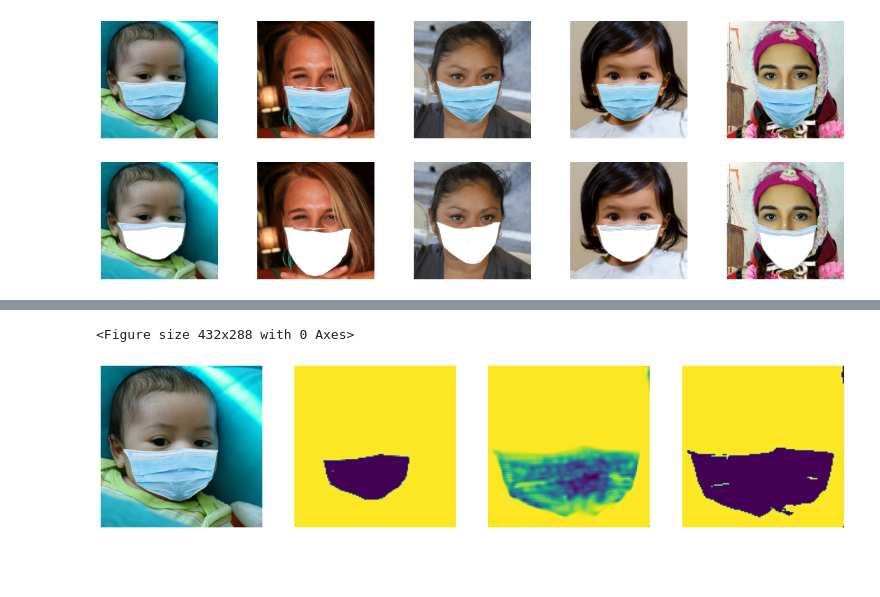
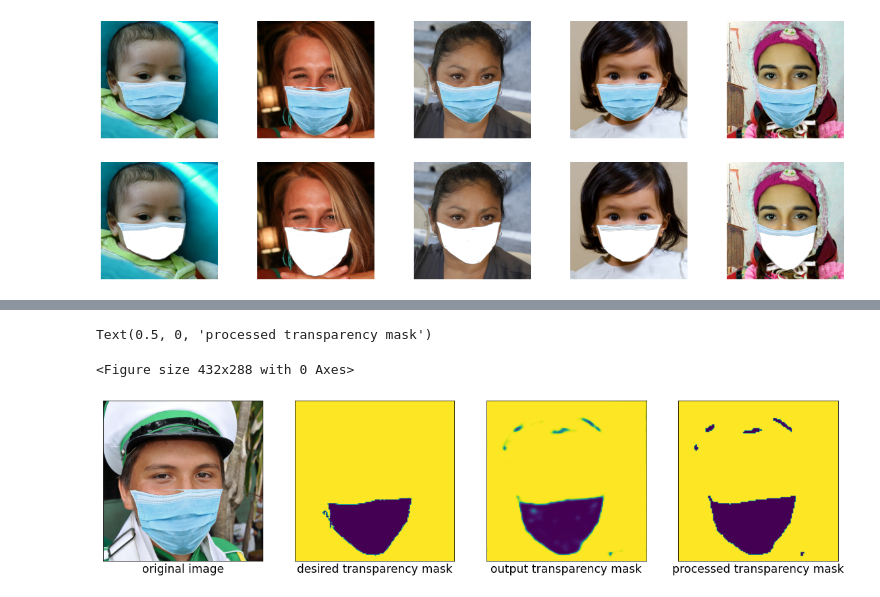
Before and after one commit to alexajm/gan-facemask-design, a Jupyter notebook: code/projector_training.ipynb, the cells around one changed output, grey strips where cells are left out. Cells and saved outputs as stored; diff of their text form; code cells hidden in the pictures; blank space fills up the shorter version.

Commit message:
Trained projector
Trained projector to masked images as input and return a transparency mask corresponding to the facemask as output.

```diff
--- a/code/projector_training.ipynb
+++ b/code/projector_training.ipynb
@@ -31,6 +34,7 @@ fig.set_figheight(7)
 mtcnn = MTCNN(image_size=img_size)
 face_id = 0
 skipped = 0
+idx_to_face_id = []
 while face_id < num_faces:
     # get image paths
     face_id_text = str(100000 + face_id + skipped)[1:]
@@ -46,7 +50,7 @@ while face_id < num_faces:
         continue
 
     # process images
-    masked_tensor = mtcnn(masked_img)
+    masked_tensor = Resize((img_size,img_size))(ToTensor()(masked_img)) - .5
     transparent_tensor = Resize((img_size,img_size))(ToTensor()(transparent_img))[3,:,:]
     if masked_tensor is None or transparent_tensor is None:
         skipped += 1
@@ -62,19 +66,21 @@ while face_id < num_faces:
     # process and save images into respective tensors
     masked_faces[face_id] = masked_tensor
     transparent_faces[face_id] = transparent_tensor
+    idx_to_face_id.append(face_id_text)
     face_id += 1
 # %% [output]
 <Figure size 432x288 with 0 Axes>
 [figure]
 # %%
 # split data into training and testing sets
-train_input, train_output = masked_faces[:80,:,:,:], transparent_faces[:80,:,:]
-test_input, test_output = masked_faces[80:,:,:,:], transparent_faces[80:,:,:]
+split = int(.8 * num_faces)
+train_input, train_output = masked_faces[:split,:,:,:], transparent_faces[:split,:,:]
+test_input, test_output = masked_faces[split:,:,:,:], transparent_faces[split:,:,:]
 
 # fit projector to training data and evaluate loss on test data
-train_loss = projector.fit(train_input, train_output, num_epochs=100)
+train_loss = projector.fit(train_input, train_output, num_epochs=250)
 test_loss = projector.evaluate(test_input, test_output)
-print('final training loss: {}'.format(train_loss))
+print('\nfinal training loss: {}'.format(train_loss))
 print('final test loss: {}'.format(test_loss))
 print('bias: {}'.format(train_loss))
 print('variance: {}'.format(test_loss - train_loss))
@@ -96,37 +105,46 @@ variance: -0.004261991800740361
 # %%
 # display outputs
 plt.figure()
 fig, axes = plt.subplots(1, 4)
 fig.set_figwidth(20)
 fig.set_figheight(7)
 
 # display original image
-img_id = 0
-img_id_text = str(100000 + img_id)[1:]
-original_img = Image.open('../data/masked/{}_Mask.jpg'.format(img_id_text))
+face_idx = 99
+face_id_text = idx_to_face_id[face_idx]
+original_img = Image.open('../data/masked/{}_Mask.jpg'.format(face_id_text))
 axes[0].imshow(original_img)
-axes[0].set_axis_off()
+# axes[0].set_axis_off()
+axes[0].get_xaxis().set_ticks([])
+axes[0].get_yaxis().set_ticks([])
+axes[0].set_xlabel('original image', fontsize='xx-large')
 
 # display desired transparency mask
-desired_mask = torch.transpose(transparent_faces[img_id,:,:], 0, 2)
+desired_mask = torch.transpose(transparent_faces[face_idx,:,:], 0, 2)
 desired_mask = torch.transpose(desired_mask, 0, 1)
 axes[1].imshow(desired_mask)
-axes[1].set_axis_off()
+axes[1].get_xaxis().set_ticks([])
+axes[1].get_yaxis().set_ticks([])
+axes[1].set_xlabel('desired transparency mask', fontsize='xx-large')
 
 # display output transparency mask
-output_mask = projector.predict(torch.unsqueeze(masked_faces[img_id,:,:,:], 0))[0]
+output_mask = projector.predict(torch.unsqueeze(masked_faces[face_idx,:,:,:], 0))[0]
 output_mask = torch.transpose(output_mask, 0, 2)
 output_mask = torch.transpose(output_mask, 0, 1)
 output_mask = output_mask.detach().numpy()
-# pdb.set_trace()
 axes[2].imshow(output_mask)
-axes[2].set_axis_off()
+axes[2].get_xaxis().set_ticks([])
+axes[2].get_yaxis().set_ticks([])
+axes[2].set_xlabel('output transparency mask', fontsize='xx-large')
 
 # display processed transparency mask
 avg = np.mean(output_mask)
 avg_mask = (output_mask > avg).astype('int')
 axes[3].imshow(avg_mask)
-axes[3].set_axis_off()
+axes[3].get_xaxis().set_ticks([])
+axes[3].get_yaxis().set_ticks([])
+axes[3].set_xlabel('processed transparency mask', fontsize='xx-large')
 # %% [output]
-<Figure size 432x288 with 0 Axes>
+Text(0.5, 0, 'processed transparency mask')
+<Figure size 432x288 with 0 Axes>
-[figure, old version]
+[figure, new version]
```
Also changed, not shown: parts of 4 cells of this notebook, 3 other files.
